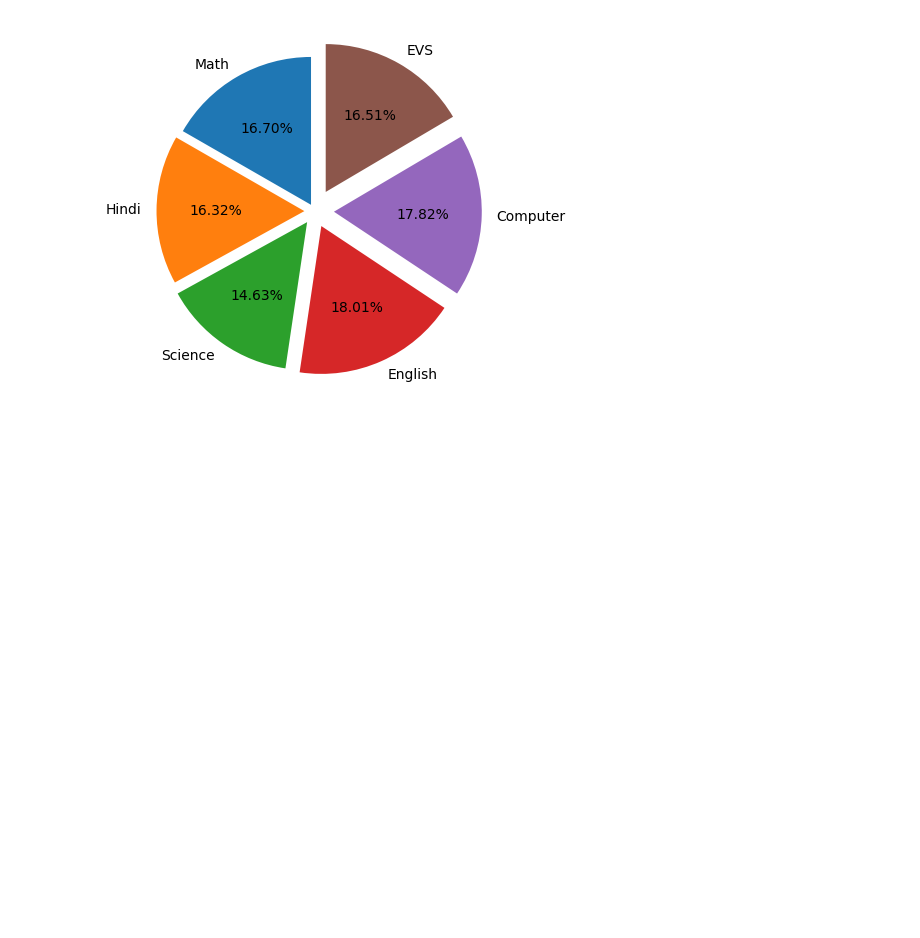
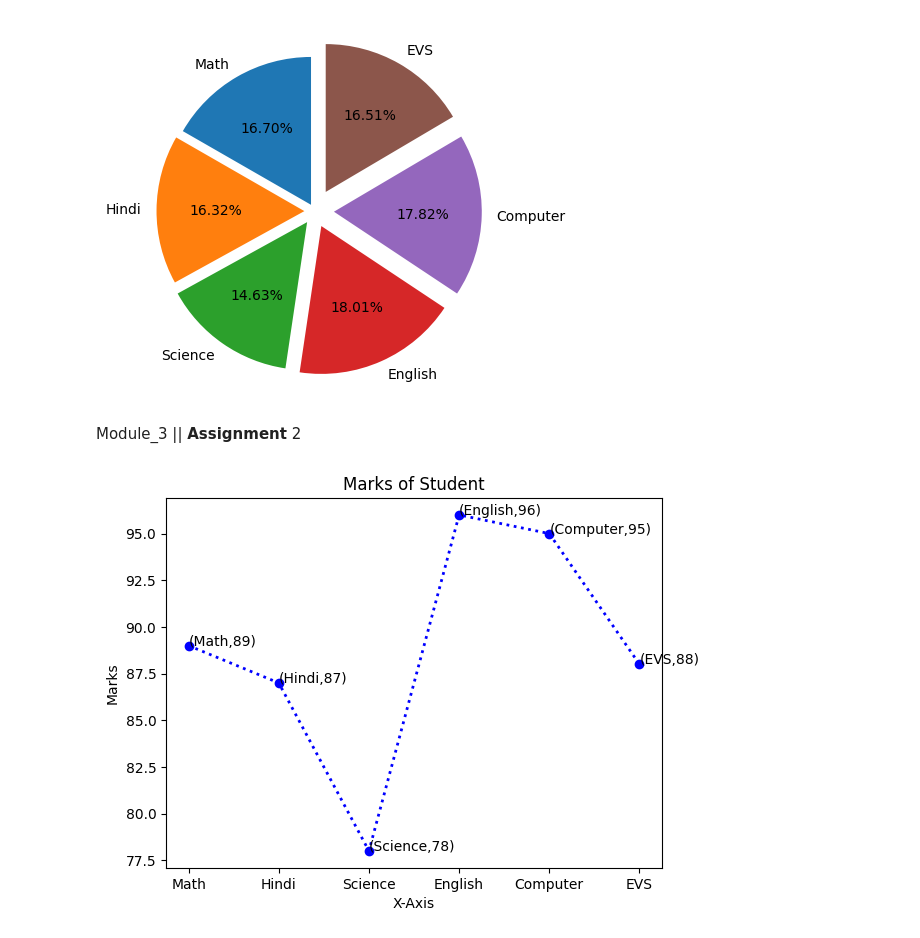
Before and after one commit to Ujjawal19Shahi/AI-in-Data-Science, a Jupyter notebook: MODULE_3.ipynb, the cells around one changed output. Drawn from its saved outputs; the diff is of its cells as text; code cells hidden in the pictures; blank space fills up the shorter version.

```diff
--- a/MODULE_3.ipynb
+++ b/MODULE_3.ipynb
@@ -69,3 +65,23 @@ plt.pie(marks,labels=sub,autopct="%0.2f%%",startangle=90,explode=[0.05,0.07,0.09
 plt.show()
 # %% [output]
 [figure]
+# %% [markdown]
+Module_3 ||   **Assignment** 2
+# %%
+# Mention Data Points Names with the help of loop
+data={
+    "sub":["Math","Hindi","Science","English","Computer","EVS"],
+    "marks":[55,88,89,78,89]
+}
+
+plt.plot(sub,marks,marker="o",linestyle=":",linewidth=2,color="b")
+for i in range(len(sub)):
+    plt.text(sub[i],marks[i],f"({sub[i]},{marks[i]})")
+plt.title("Marks of Student")
+plt.xlabel("X-Axis")
+plt.ylabel("Marks")
+
+#plt.grid(True)
+plt.show()
+# %% [output]
+[figure, added]
```
Also changed, not shown: parts of 7 cells of this notebook.
